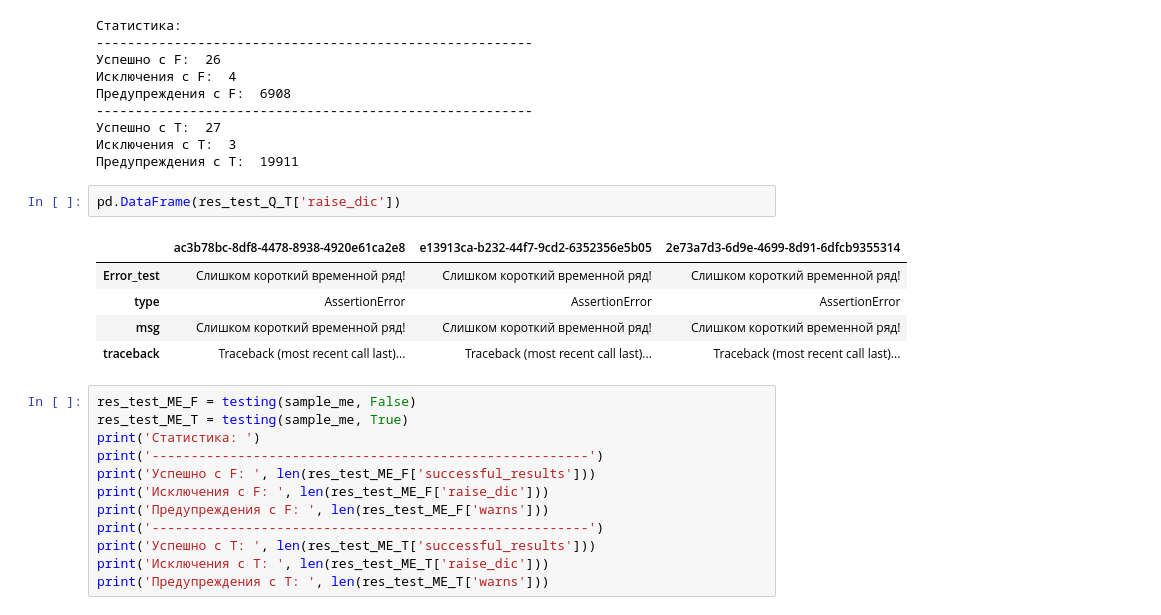
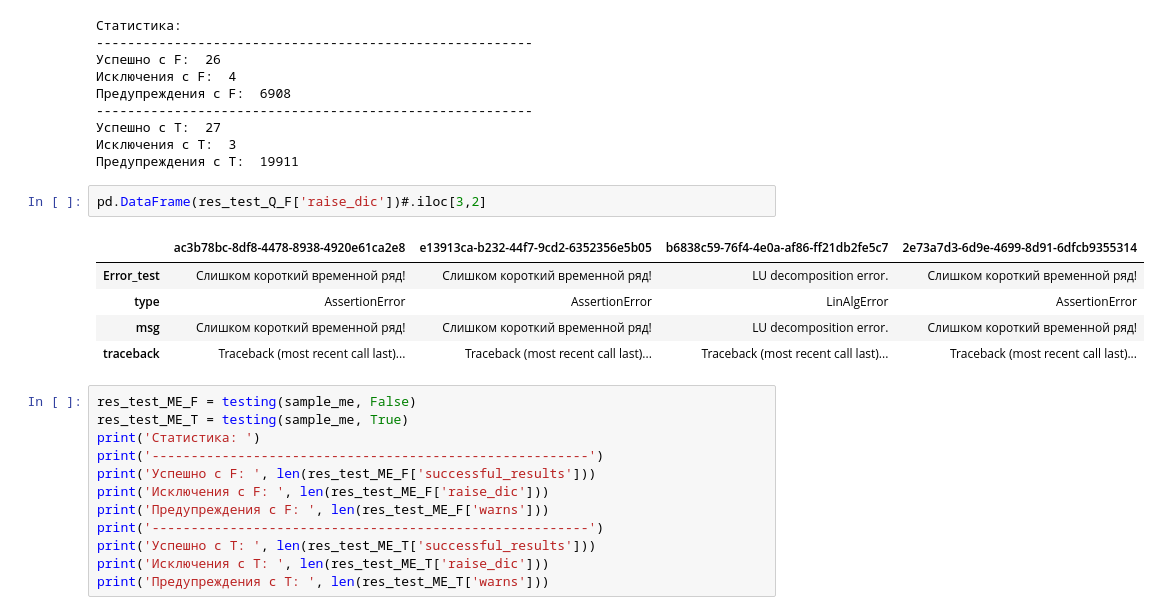
Before and after one commit to MSDiver8/AUTO_FORECAST, a Jupyter notebook: testing.ipynb, the cells around one changed output. Saved outputs shown, nothing was run; the diff lists cells and outputs as text.

```diff
--- a/testing.ipynb
+++ b/testing.ipynb
@@ -147,13 +145,13 @@ print('Предупреждения c T: ', len(res_test_Q_T['warns']))
 Исключения c T:  3
 Предупреждения c T:  19911
 # %%
-pd.DataFrame(res_test_Q_T['raise_dic'])
+pd.DataFrame(res_test_Q_F['raise_dic'])#.iloc[3,2]
 # %% [output]
-|  | ac3b78bc-8df8-4478-8938-4920e61ca2e8 | e13913ca-b232-44f7-9cd2-6352356e5b05 | 2e73a7d3-6d9e-4699-8d91-6dfcb9355314 |
-| Error_test | Слишком короткий временной ряд! | Слишком короткий временной ряд! | Слишком короткий временной ряд! |
-| type | AssertionError | AssertionError | AssertionError |
-| msg | Слишком короткий временной ряд! | Слишком короткий временной ряд! | Слишком короткий временной ряд! |
-| traceback | Traceback (most recent call last)... | Traceback (most recent call last)... | Traceback (most recent call last)... |
+|  | ac3b78bc-8df8-4478-8938-4920e61ca2e8 | e13913ca-b232-44f7-9cd2-6352356e5b05 | b6838c59-76f4-4e0a-af86-ff21db2fe5c7 | 2e73a7d3-6d9e-4699-8d91-6dfcb9355314 |
+| Error_test | Слишком короткий временной ряд! | Слишком короткий временной ряд! | LU decomposition error. | Слишком короткий временной ряд! |
+| type | AssertionError | AssertionError | LinAlgError | AssertionError |
+| msg | Слишком короткий временной ряд! | Слишком короткий временной ряд! | LU decomposition error. | Слишком короткий временной ряд! |
+| traceback | Traceback (most recent call last)... | Traceback (most recent call last)... | Traceback (most recent call last)... | Traceback (most recent call last)... |
 # %%
 res_test_ME_F = testing(sample_me, False)
 res_test_ME_T = testing(sample_me, True)
```
Also changed, not shown: parts of 20 cells of this notebook, 1 other file.
